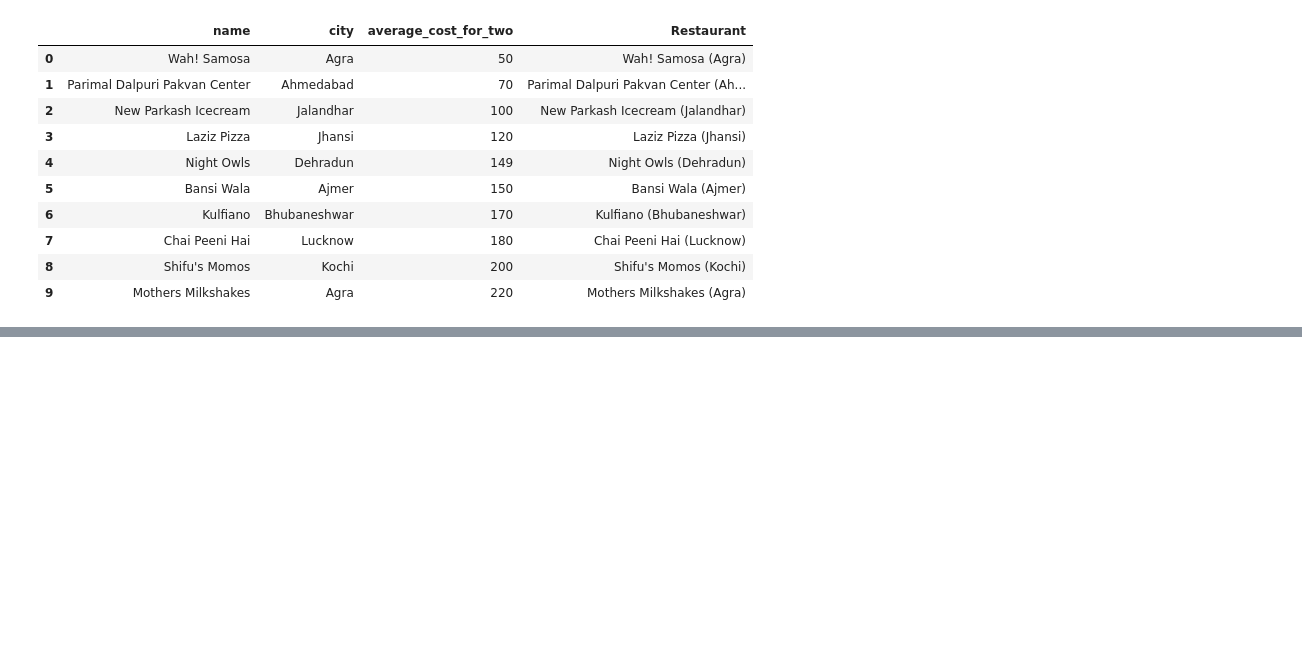
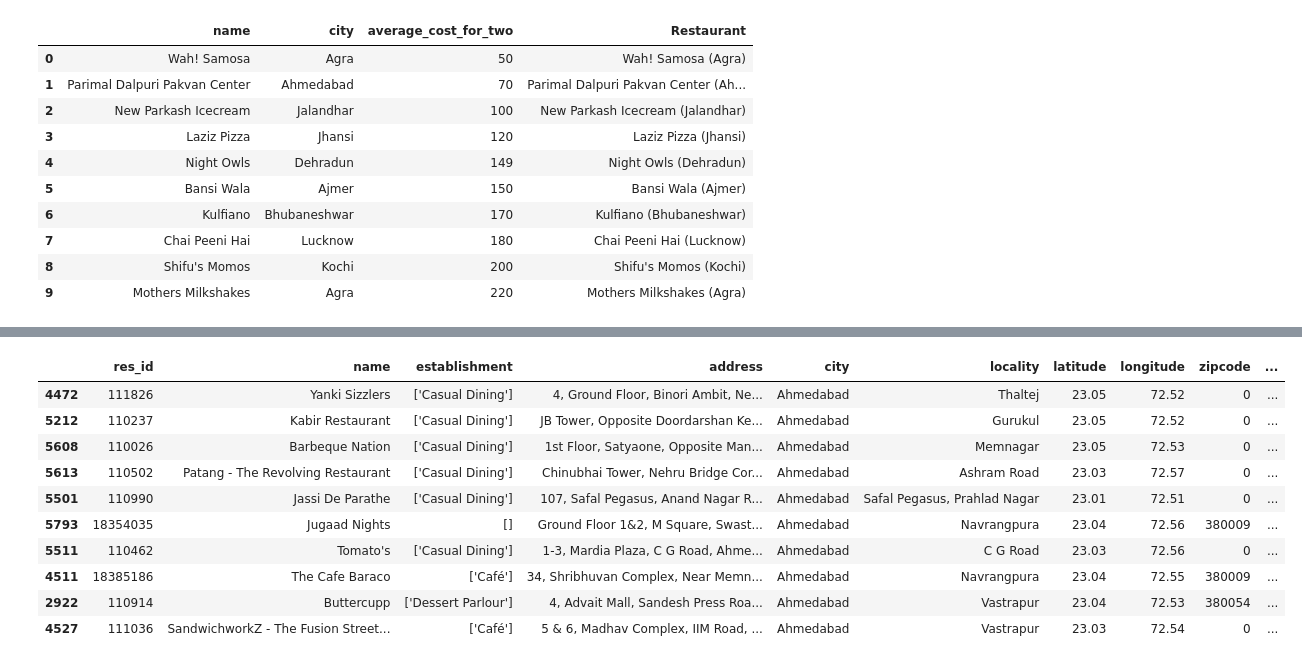
Before and after one commit to Parvashukla26/Zomato-Restaurant-EDA, a Jupyter notebook: Zomato_Restaurant_Data_Analysis.ipynb, the cells around one changed output, grey strips where cells are left out. Saved outputs shown, nothing was run; the diff lists cells and outputs as text; code cells hidden in the pictures; blank space fills up the shorter version.

```diff
--- a/Zomato_Restaurant_Data_Analysis.ipynb
+++ b/Zomato_Restaurant_Data_Analysis.ipynb
@@ -261,0 +268,17 @@ plt.show()
+# %%
+ahmedabad_df = df[df['city'].str.lower() == 'ahmedabad']
+top_ahmedabad_votes = ahmedabad_df.sort_values(by='votes', ascending=False).drop_duplicates(subset='name').head(10)
+top_ahmedabad_votes['Name with Votes'] = top_ahmedabad_votes['name'] + " (" + top_ahmedabad_votes['votes'].astype(str) + " votes)"
+top_ahmedabad_votes
+# %% [output]
+|  | res_id | name | establishment | address | city | locality | latitude | longitude | zipcode | ... |
+| 4472 | 111826 | Yanki Sizzlers | ['Casual Dining'] | 4, Ground Floor, Binori Ambit, Ne... | Ahmedabad | Thaltej | 23.05 | 72.52 | 0 | ... |
+| 5212 | 110237 | Kabir Restaurant | ['Casual Dining'] | JB Tower, Opposite Doordarshan Ke... | Ahmedabad | Gurukul | 23.05 | 72.52 | 0 | ... |
+| 5608 | 110026 | Barbeque Nation | ['Casual Dining'] | 1st Floor, Satyaone, Opposite Man... | Ahmedabad | Memnagar | 23.05 | 72.53 | 0 | ... |
+| 5613 | 110502 | Patang - The Revolving Restaurant | ['Casual Dining'] | Chinubhai Tower, Nehru Bridge Cor... | Ahmedabad | Ashram Road | 23.03 | 72.57 | 0 | ... |
+| 5501 | 110990 | Jassi De Parathe | ['Casual Dining'] | 107, Safal Pegasus, Anand Nagar R... | Ahmedabad | Safal Pegasus, Prahlad Nagar | 23.01 | 72.51 | 0 | ... |
+| 5793 | 18354035 | Jugaad Nights | [] | Ground Floor 1&2, M Square, Swast... | Ahmedabad | Navrangpura | 23.04 | 72.56 | 380009 | ... |
+| 5511 | 110462 | Tomato's | ['Casual Dining'] | 1-3, Mardia Plaza, C G Road, Ahme... | Ahmedabad | C G Road | 23.03 | 72.56 | 0 | ... |
+| 4511 | 18385186 | The Cafe Baraco | ['Café'] | 34, Shribhuvan Complex, Near Memn... | Ahmedabad | Navrangpura | 23.04 | 72.55 | 380009 | ... |
+| 2922 | 110914 | Buttercupp | ['Dessert Parlour'] | 4, Advait Mall, Sandesh Press Roa... | Ahmedabad | Vastrapur | 23.04 | 72.53 | 380054 | ... |
+| 4527 | 111036 | SandwichworkZ - The Fusion Street... | ['Café'] | 5 & 6, Madhav Complex, IIM Road, ... | Ahmedabad | Vastrapur | 23.03 | 72.54 | 0 | ... |
```
Also changed, not shown: parts of 4 cells of this notebook.
